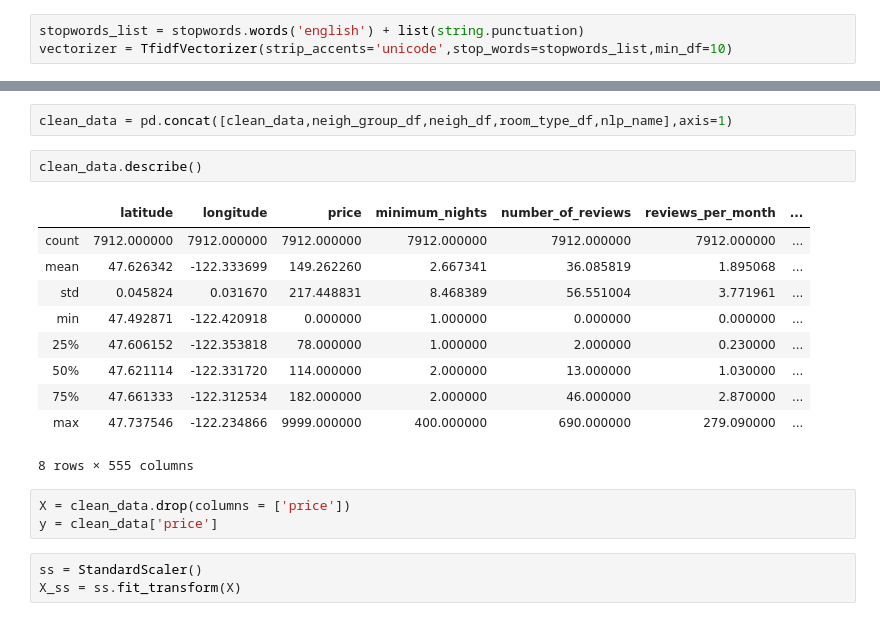
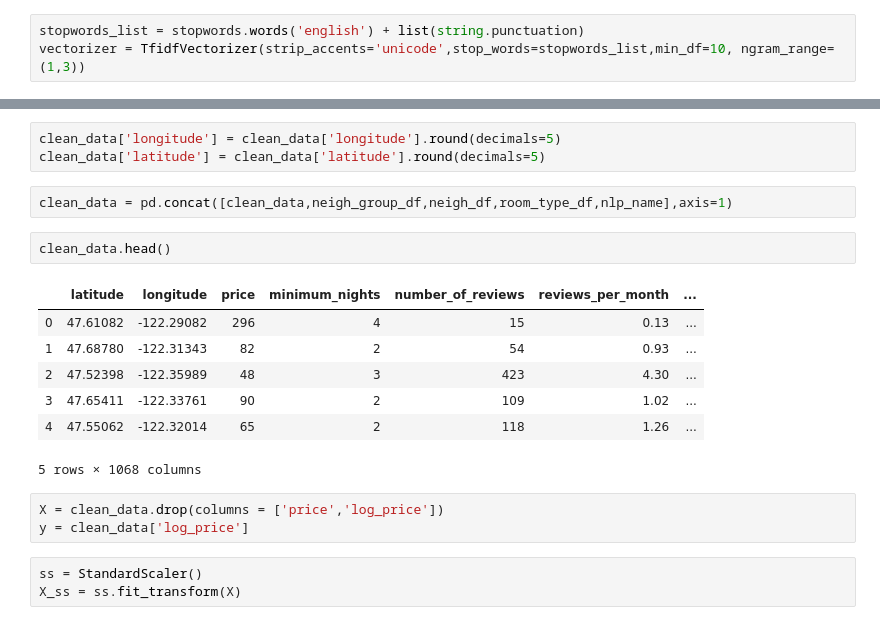
Before and after one commit to trossII/SeattleBnB, a Jupyter notebook: Exploratory Notebooks/Herewegoagain.ipynb, the cells around one changed output, grey strips where cells are left out. Cells and saved outputs as stored; diff of their text form.

```diff
--- a/Exploratory Notebooks/Herewegoagain.ipynb
+++ b/Exploratory Notebooks/Herewegoagain.ipynb
@@ -65,7 +66,7 @@ neigh_df = pd.DataFrame(data=neigh,columns=new_neigh_cat)
 room_type_df = pd.DataFrame(data=room,columns = new_room_cat);
 # %%
 stopwords_list = stopwords.words('english') + list(string.punctuation)
-vectorizer = TfidfVectorizer(strip_accents='unicode',stop_words=stopwords_list,min_df=10)
+vectorizer = TfidfVectorizer(strip_accents='unicode',stop_words=stopwords_list,min_df=10, ngram_range=(1,3))
 # %%
 # get rid of na in name column
 data.fillna({'name':''}, inplace=True)
@@ -75,24 +76,24 @@ tf_idf = vectorizer.fit_transform(data['name'])
 nlp_name = pd.DataFrame(tf_idf.toarray(), columns=vectorizer.get_feature_names())
 # %%
 clean_data = data.drop(columns = ['id','host_name','host_id','last_review','name','neighbourhood_group','neighbourhood','room_type'])
+# %%
+clean_data['longitude'] = clean_data['longitude'].round(decimals=5)
+clean_data['latitude'] = clean_data['latitude'].round(decimals=5)
 # %%
 clean_data = pd.concat([clean_data,neigh_group_df,neigh_df,room_type_df,nlp_name],axis=1)
 # %%
-clean_data.describe()
+clean_data.head()
 # %% [output]
 |  | latitude | longitude | price | minimum_nights | number_of_reviews | reviews_per_month | ... |
-| count | 7912.000000 | 7912.000000 | 7912.000000 | 7912.000000 | 7912.000000 | 7912.000000 | ... |
-| mean | 47.626342 | -122.333699 | 149.262260 | 2.667341 | 36.085819 | 1.895068 | ... |
-| std | 0.045824 | 0.031670 | 217.448831 | 8.468389 | 56.551004 | 3.771961 | ... |
-| min | 47.492871 | -122.420918 | 0.000000 | 1.000000 | 0.000000 | 0.000000 | ... |
-| 25% | 47.606152 | -122.353818 | 78.000000 | 1.000000 | 2.000000 | 0.230000 | ... |
-| 50% | 47.621114 | -122.331720 | 114.000000 | 2.000000 | 13.000000 | 1.030000 | ... |
-| 75% | 47.661333 | -122.312534 | 182.000000 | 2.000000 | 46.000000 | 2.870000 | ... |
-| max | 47.737546 | -122.234866 | 9999.000000 | 400.000000 | 690.000000 | 279.090000 | ... |
+| 0 | 47.61082 | -122.29082 | 296 | 4 | 15 | 0.13 | ... |
+| 1 | 47.68780 | -122.31343 | 82 | 2 | 54 | 0.93 | ... |
+| 2 | 47.52398 | -122.35989 | 48 | 3 | 423 | 4.30 | ... |
+| 3 | 47.65411 | -122.33761 | 90 | 2 | 109 | 1.02 | ... |
+| 4 | 47.55062 | -122.32014 | 65 | 2 | 118 | 1.26 | ... |
-8 rows × 555 columns
+5 rows × 1068 columns
 # %%
-X = clean_data.drop(columns = ['price'])
-y = clean_data['price']
+X = clean_data.drop(columns = ['price','log_price'])
+y = clean_data['log_price']
 # %%
 ss = StandardScaler()
 X_ss = ss.fit_transform(X)
```
Also changed, not shown: parts of 37 cells of this notebook, 3 other files.
